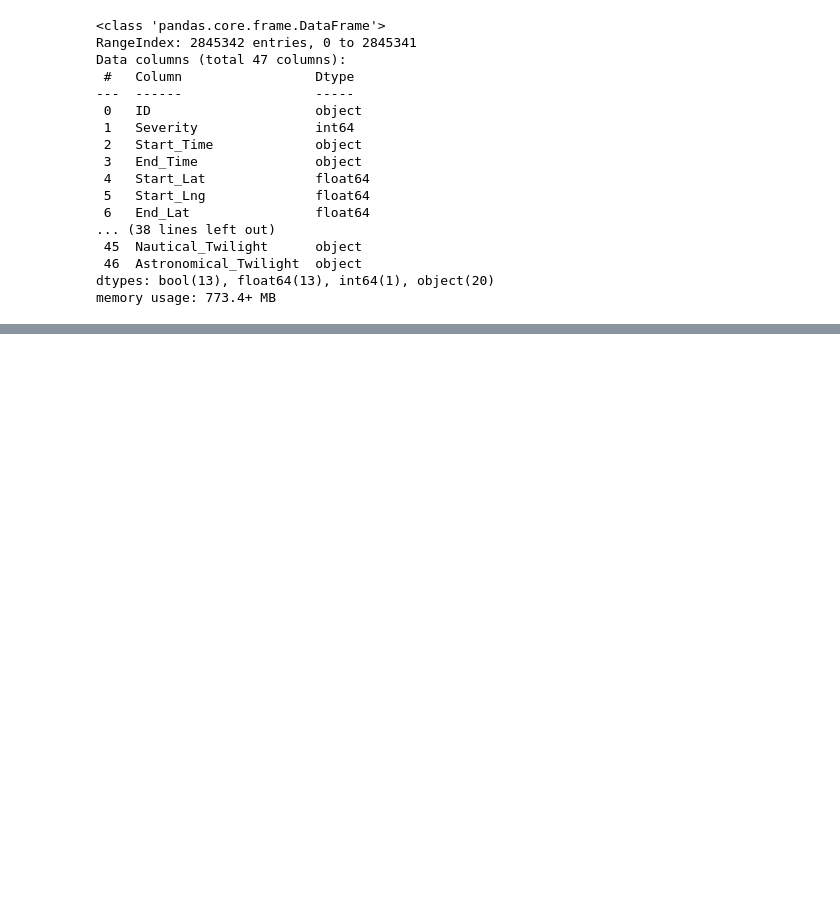
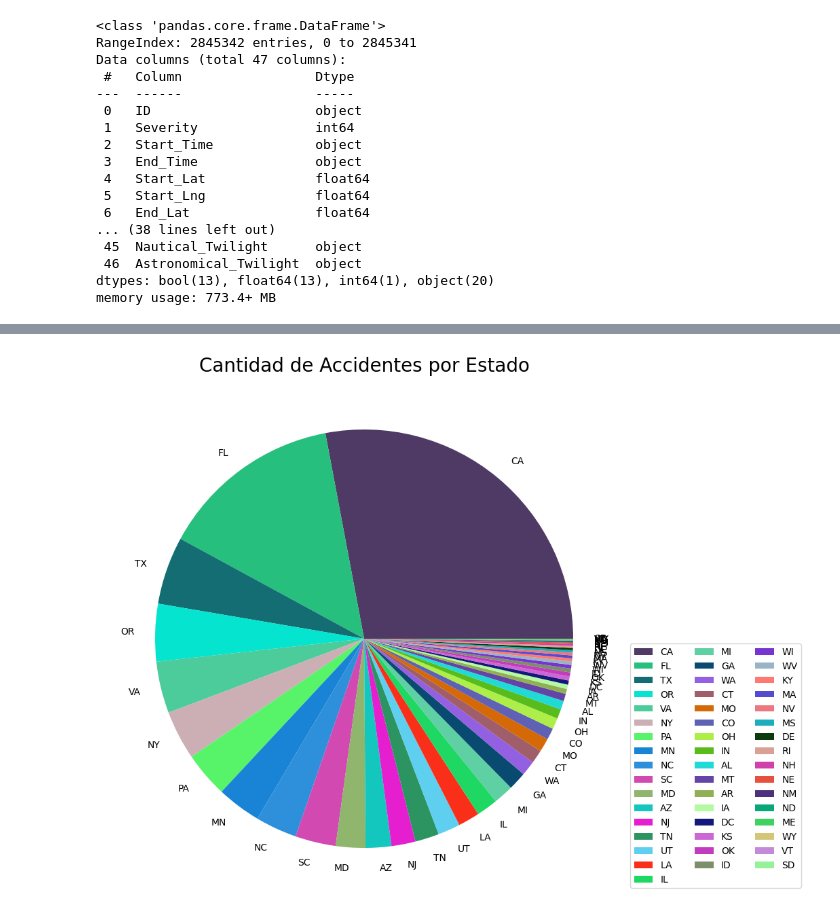
Before and after one commit to EWECORP/DScience_41870, a Jupyter notebook: VISUALIZACION_Eduardo_Ettlin.ipynb, the cells around one changed output, grey strips where cells are left out. Cells and saved outputs as stored; diff of their text form; code cells hidden in the pictures; blank space fills up the shorter version.

```diff
--- a/VISUALIZACION_Eduardo_Ettlin.ipynb
+++ b/VISUALIZACION_Eduardo_Ettlin.ipynb
@@ -207,0 +200,5 @@ memory usage: 83.9 MB
+# %%
+# creo el dataframe de ESTADOS y el recuento de sus accidentes
+
+estados_df = pd.DataFrame(df1['State'].value_counts()).reset_index().rename(columns={'index':'Estado', 'State':'Casos'})
+estados_df.head(10)
@@ -207,0 +246,18 @@ memory usage: 83.9 MB
+# %%
+from numpy import size
+#Defino valores para (x,y)
+plt.figure(figsize=(10,10))
+#bed_type_cantidad = df1('State').count()
+# Ordenar me Mayor a Menor y Segmentar Top 20  (Excede la utilidad el grafico de torta)
+
+
+bed_type_tipos = list(df1['State'].value_counts().index)
+desfase=(0.07,0.07,0.07,0.07,0.2,0.05)
+plt.pie(estados_df['Casos'], labels = estados_df['Estado'], colors = color )
+plt.title('Cantidad de Accidentes por Estado', fontsize = '20')
+plt.legend(loc='lower right', facecolor='#ffcc99',fontsize=11)
+
+plt.legend(ncol=3,  loc='best',bbox_to_anchor=(1, 0.5))
+plt.show()
+# %% [output]
+[figure, added]
```
Also changed, not shown: parts of 45 cells of this notebook.
